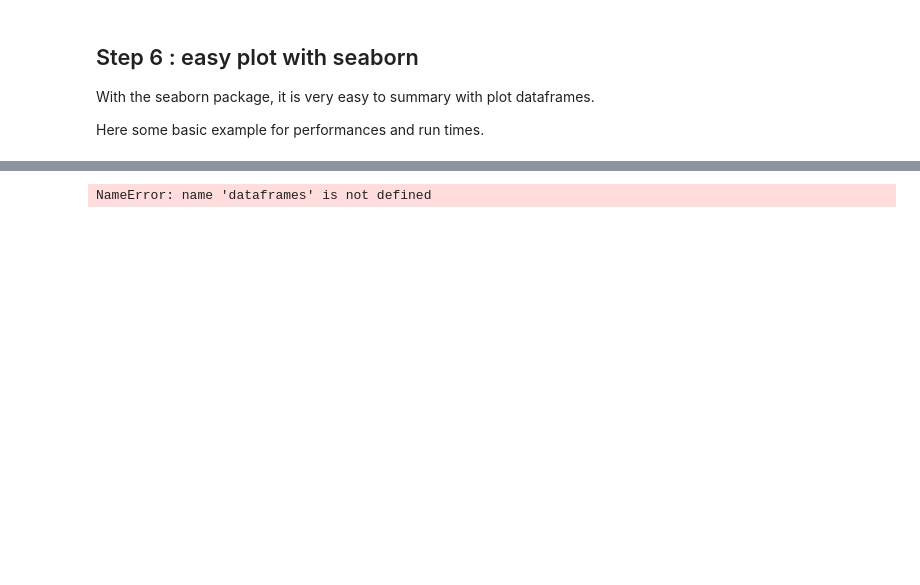
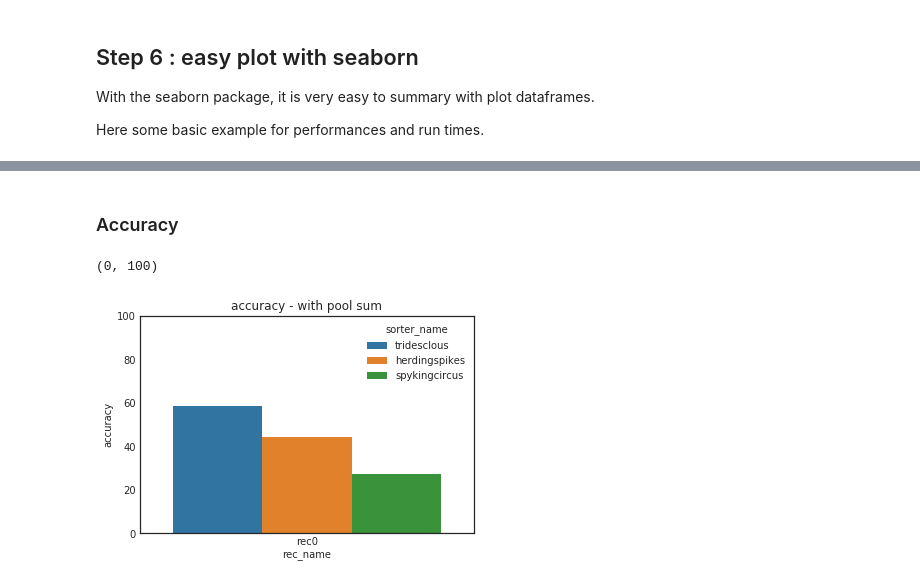
Before and after one commit to SpikeInterface/spikeresults, a Jupyter notebook: alessio_mearec_simulation/alessio_mearec_simulation.ipynb, the cells around one changed output, grey strips where cells are left out. Drawn from its saved outputs; the diff is of its cells as text; code cells hidden in the pictures; blank space fills up the shorter version.

```diff
--- a/alessio_mearec_simulation/alessio_mearec_simulation.ipynb
+++ b/alessio_mearec_simulation/alessio_mearec_simulation.ipynb
@@ -113,8 +204,11 @@ NameError: name 'dataframes' is not defined
+# %% [markdown]
+### Accuracy
 # %%
 perfs = dataframes['perf_pooled_with_sum'].reset_index()
 fig, ax = plt.subplots()
 ax = sn.barplot(data=perfs, x='rec_name', y='accuracy', hue='sorter_name', ax=ax)
-ax.set_title('accuracy')
+ax.set_title('accuracy - with pool sum')
 ax.set_ylim(0, 100)
 # %% [output]
-NameError: name 'dataframes' is not defined
+(0, 100)
+[figure, added]
```
Also changed, not shown: parts of 20 cells of this notebook.
